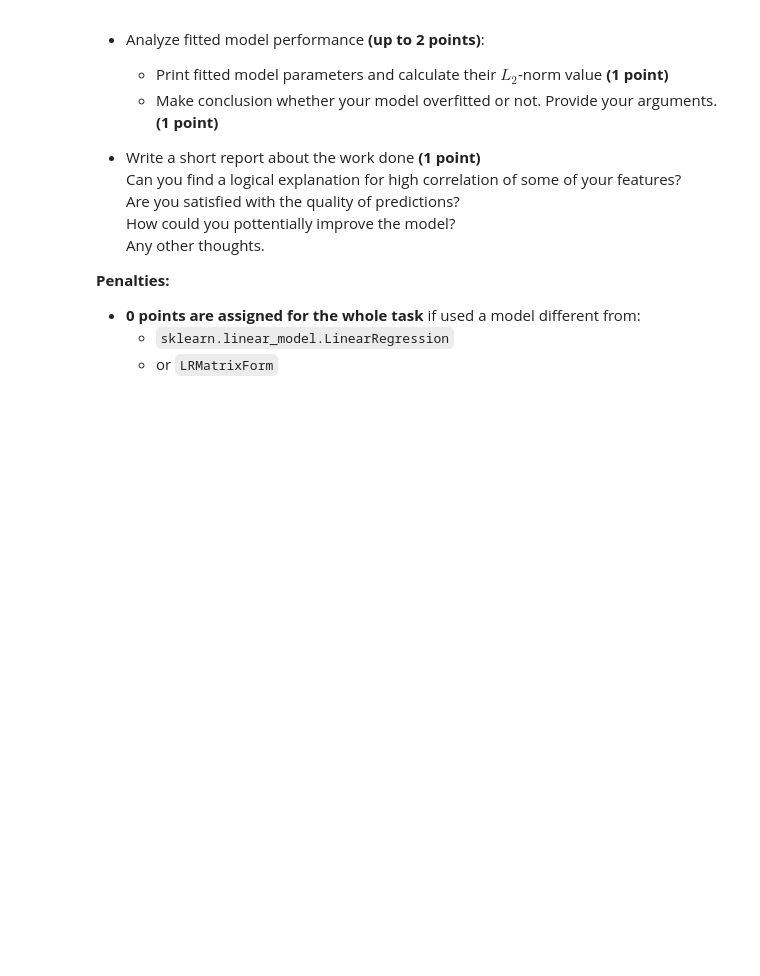
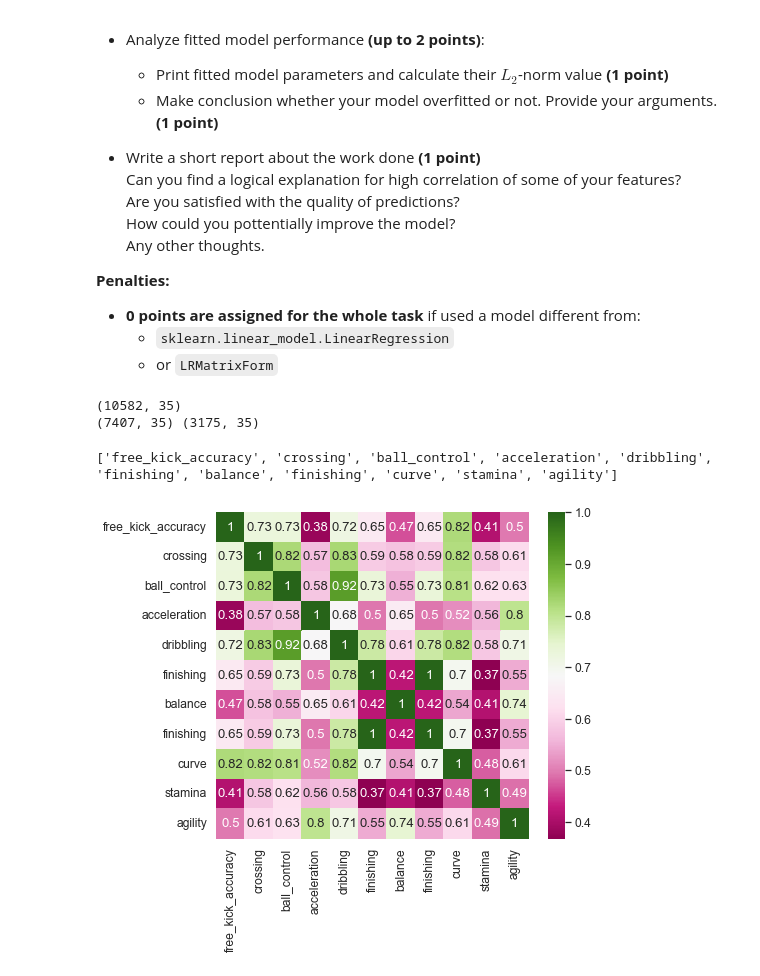
Before and after one commit to DimaValetsky/ml-intro, a Jupyter notebook: 3_linear_regression/linear_regression.ipynb, the cells around one changed output. Saved outputs shown, nothing was run; the diff lists cells and outputs as text; code cells hidden in the pictures; blank space fills up the shorter version.

```diff
--- a/3_linear_regression/linear_regression.ipynb
+++ b/3_linear_regression/linear_regression.ipynb
@@ -1436,0 +1602,9 @@ Steps you need to follow:
+# %%
+print(df.shape)
+ix_split = int(0.7 * df.shape[0]) # 70%
+DF_TRAIN = df.iloc[:ix_split].copy()
+DF_TEST = df.iloc[ix_split:].copy()
+print(DF_TRAIN.shape, DF_TEST.shape)
+# %% [output]
+(10582, 35)
+(7407, 35) (3175, 35)
@@ -1436,0 +1613,9 @@ Steps you need to follow:
+# %%
+target = 'agility'
+features = ["free_kick_accuracy", "crossing", "ball_control", "acceleration", "dribbling",\
+            "finishing", "balance", "finishing", "curve", "stamina"]
+x_train, y_train, x_test, y_test = get_train_test_data(features, target)
+cols = features + [target]
+print(cols)
+# %% [output]
+['free_kick_accuracy', 'crossing', 'ball_control', 'acceleration', 'dribbling', 'finishing', 'balance', 'finishing', 'curve', 'stamina', 'agility']
@@ -1436,0 +1625,6 @@ Steps you need to follow:
+# %%
+correlation_matrix = pd.DataFrame.corr(DF_TRAIN[cols])
+#display(correlation_matrix)
+sns.heatmap(correlation_matrix, cmap="PiYG", annot=True);
+# %% [output]
+[figure, added]
```
Also changed, not shown: parts of 52 cells of this notebook.
